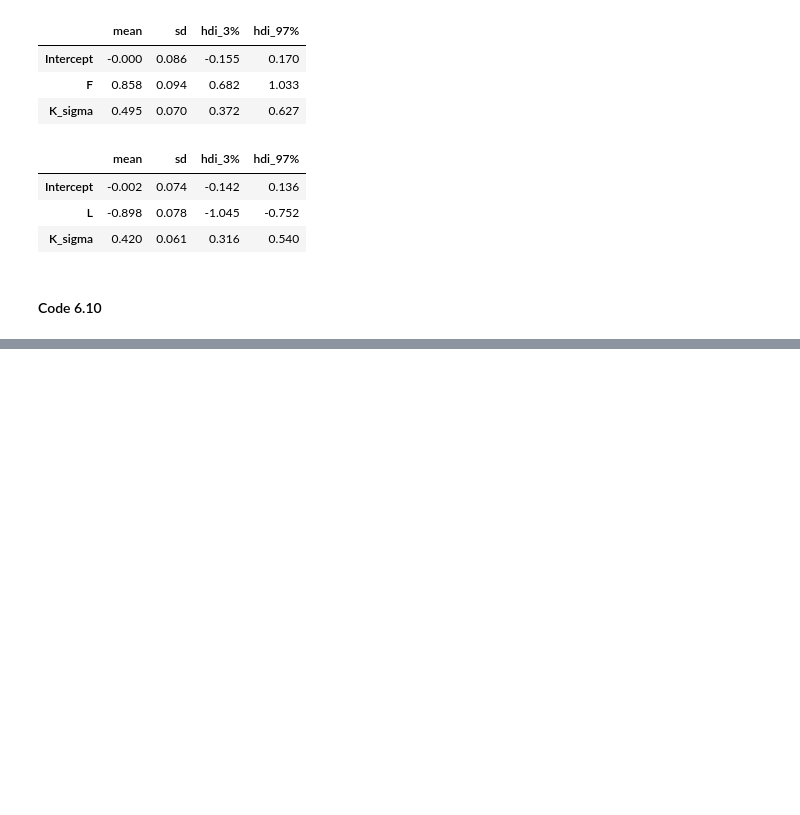
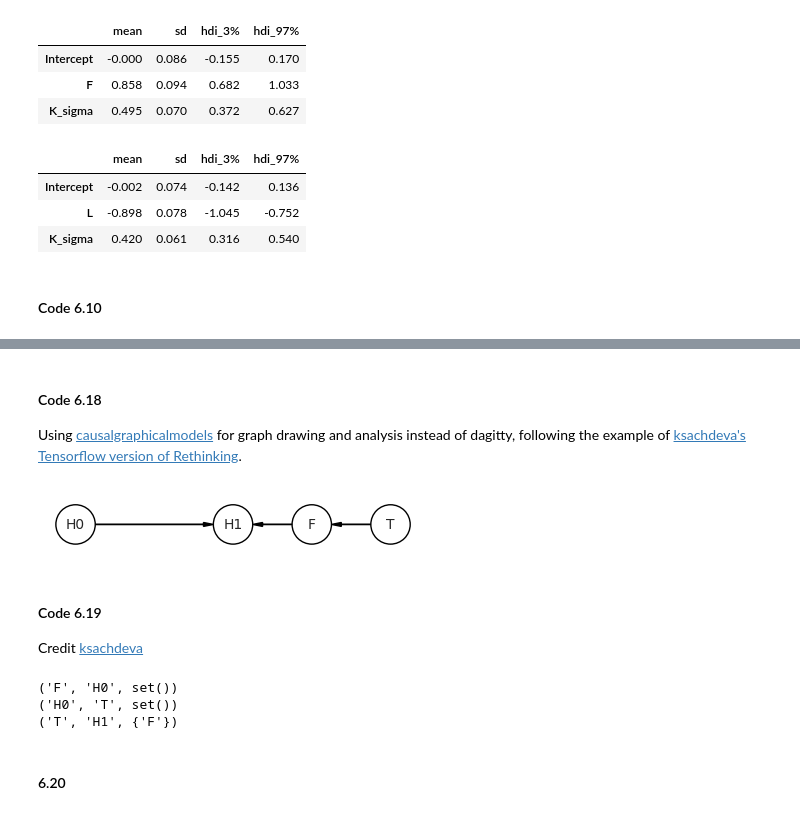
Before and after one commit to bambinos/educational-resources, a Jupyter notebook: Rethinking/Chp_06.ipynb, the cells around one changed output, grey strips where cells are left out. Cells and saved outputs as stored; diff of their text form; code cells hidden in the pictures; blank space fills up the shorter version.

```diff
--- a/Rethinking/Chp_06.ipynb
+++ b/Rethinking/Chp_06.ipynb
@@ -213,0 +352,41 @@ az.plot_pair(d[["kcal.per.g", "perc.fat", "perc.lactose"]].to_dict("list"));
+# %% [markdown]
+#### Code 6.18
+
+Using [causalgraphicalmodels](https://github.com/ijmbarr/causalgraphicalmodels) for graph drawing and analysis instead of dagitty, following the example of [ksachdeva's Tensorflow version of Rethinking](https://ksachdeva.github.io/rethinking-tensorflow-probability/).
+# %%
+import daft
+
+from causalgraphicalmodels import CausalGraphicalModel
+
+plant_dag = CausalGraphicalModel(
+    nodes=["H0", "H1", "F", "T"], edges=[("H0", "H1"), ("F", "H1"), ("T", "F")]
+)
+pgm = daft.PGM()
+coordinates = {"H0": (0, 0), "T": (4, 0), "F": (3, 0), "H1": (2, 0)}
+for node in plant_dag.dag.nodes:
+    pgm.add_node(node, node, *coordinates[node])
+for edge in plant_dag.dag.edges:
+    pgm.add_edge(*edge)
+pgm.render()
+plt.gca().invert_yaxis()
+# %% [output]
+[figure, added]
+# %% [markdown]
+#### Code 6.19
+
+Credit [ksachdeva](https://ksachdeva.github.io/rethinking-tensorflow-probability/)
+# %%
+all_independencies = plant_dag.get_all_independence_relationships()
+for s in all_independencies:
+    if all(
+        t[0] != s[0] or t[1] != s[1] or not t[2].issubset(s[2])
+        for t in all_independencies
+        if t != s
+    ):
+        print(s)
+# %% [output]
+('F', 'H0', set())
+('H0', 'T', set())
+('T', 'H1', {'F'})
+# %% [markdown]
+#### 6.20
```
Also changed, not shown: parts of 48 cells of this notebook.
